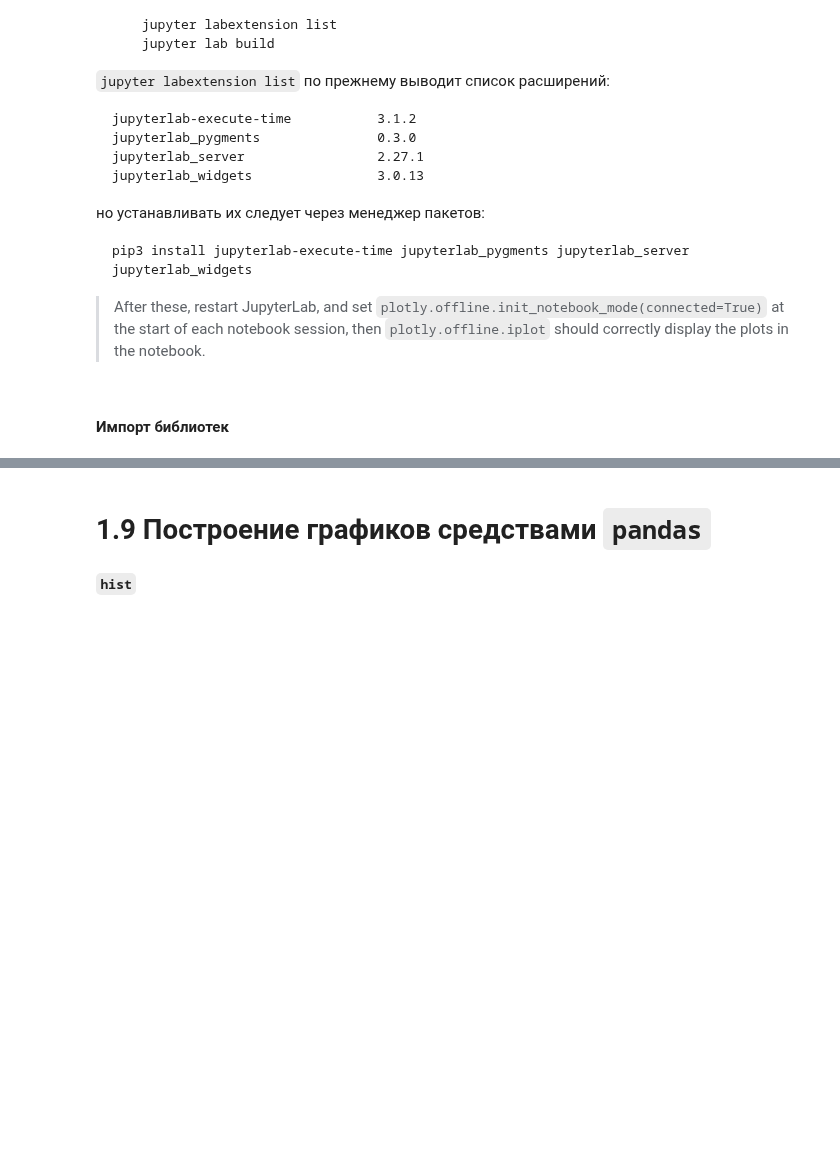
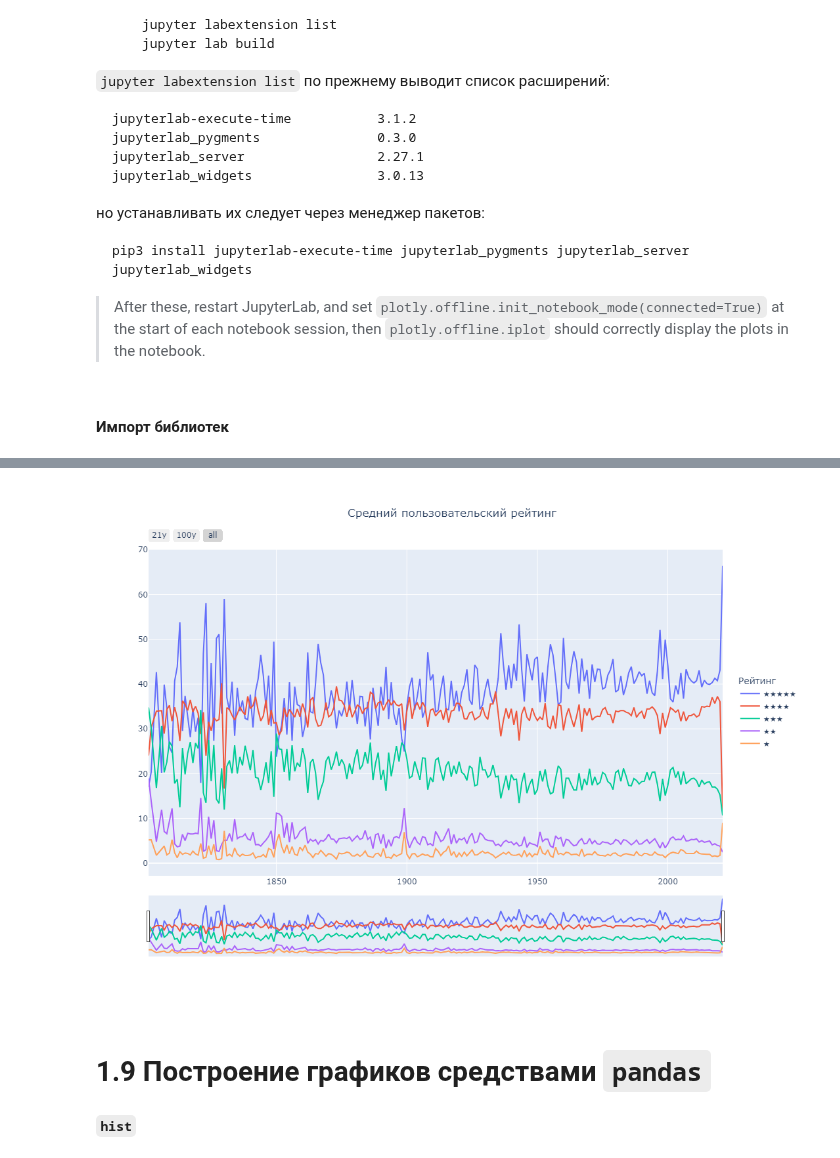
Before and after one commit to underburned/ait-ds, a Jupyter notebook: lectures/lecture_1/lecture_1.ipynb, the cells around one changed output, grey strips where cells are left out. Cells and saved outputs as stored; diff of their text form; code cells hidden in the pictures; blank space fills up the shorter version.

```diff
--- a/lectures/lecture_1/lecture_1.ipynb
+++ b/lectures/lecture_1/lecture_1.ipynb
@@ -810,34 +1632,36 @@ fig_1.update_layout(
     legend_title="Рейтинг",
     legend = dict(orientation = "v", y = .5, x = 1.025)
 )
 
 # Add range slider
 fig_1.update_layout(
     xaxis = dict(
         rangeselector = dict(
             buttons = list([
                 dict(count = 21,
                      label = "21y",
                      step = "year",
                      stepmode = "backward"),
                 dict(count = 100,
                      label = "100y",
                      step = "year",
                      stepmode = "backward"),
                 dict(step = "all")
             ])
         ),
         rangeslider = dict(
             visible = True
         ),
         type = "date"
     ),
     autosize=False,
-    width=1100,
+    width=1000,
     height=800,
 )
 
 fig_1.show()
+# %% [output]
+[figure, added]
 # %% [markdown]
 # 1.9 Построение графиков средствами `pandas`
 #### `hist`
```
Also changed, not shown: parts of 125 cells of this notebook.
